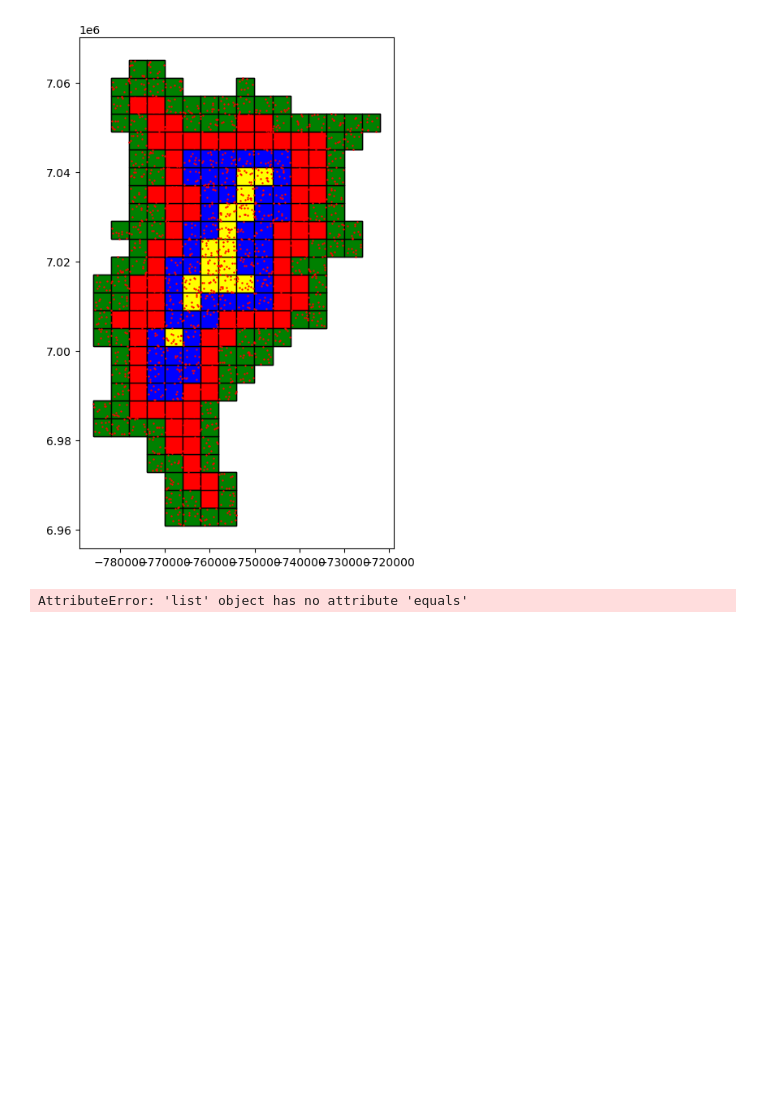
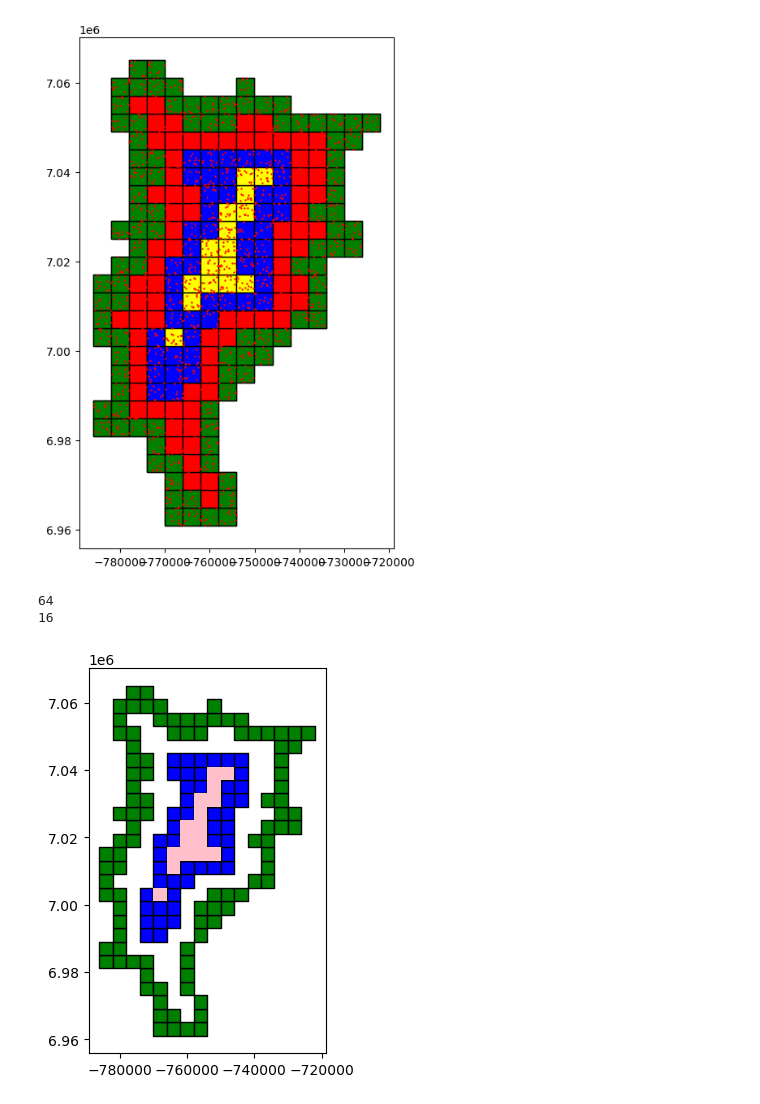
Before and after one commit to paddeaux/radian, a Jupyter notebook: radian_testing.ipynb, the cells around one changed output. Saved outputs shown, nothing was run; the diff lists cells and outputs as text; code cells hidden in the pictures; blank space fills up the shorter version.

```diff
--- a/radian_testing.ipynb
+++ b/radian_testing.ipynb
@@ -454,14 +454,14 @@ def create_raster_grid(file_dir='scenarios/kildare/kildare.geojson',size_in_km=1
     poly_buffer1 =  poly.buffer(-5000, join_style=2)
     buffer1 = poly_buffer1.contains(poly_raster)
 
-    poly_buffer2 =  poly.buffer(-10000, join_style=2)
+    poly_buffer2 =  poly_buffer1.buffer(-5000, join_style=2)
     buffer2 = poly_buffer2.contains(poly_raster)
 
     poly_buffer3 =  poly.buffer(-15000, join_style=2)
     buffer3 = poly_buffer3.contains(poly_raster)
 
-    raster_A = poly_raster
-    raster_B = poly_raster[buffer1==False]
+    raster_A = poly_raster[buffer1==False]
+    raster_B = poly_raster[buffer1==True]
     raster_C = poly_raster[buffer2==True]
     raster_D = poly_raster[buffer3==True]
 
@@ -475,9 +475,9 @@ def create_raster_grid(file_dir='scenarios/kildare/kildare.geojson',size_in_km=1
         #fishnet_dist.plot(ax=ax, facecolor='none', edgecolor='black')
         #gdf_buffers.plot(ax=ax, facecolor='none', edgecolor='green')
         raster_A.plot(ax=ax, facecolor='green', edgecolor='black')
-        raster_B.plot(ax=ax, facecolor='pink', edgecolor='black')
-        raster_C.plot(ax=ax, facecolor='orange', edgecolor='black')
-        raster_D.plot(ax=ax, facecolor='red', edgecolor='black')
+        #raster_B.plot(ax=ax, facecolor='pink', edgecolor='black')
+        #raster_C.plot(ax=ax, facecolor='orange', edgecolor='black')
+        #raster_D.plot(ax=ax, facecolor='red', edgecolor='black')
 
         plt.show()
 
@@ -550,14 +564,46 @@ plt.show()
 geometry    MULTIPOLYGON (((-770002.575 6960992.566, -7700...
 Name: 0, dtype: geometry
 [figure]
+# %%
+kildare_grid = create_raster_grid(file_dir='scenarios/kildare/kildare.geojson',size_in_km=4, to_file=False, plot=False)
+
+polygons = [[poly for poly in multipoly.geoms] for multipoly in kildare_grid['geometry']]
+
+unique_polys = []
+multi_polys_unique = []
+for multipoly in polygons:
+    current_multi = []
+    for poly in multipoly:
+        if not any(p.equals(poly) for p in unique_polys):
+            current_multi.append(poly)
+    multi_poly = shapely.geometry.MultiPolygon(current_multi)
+    multi_polys_unique.append(multi_poly)
+
+kildare_grid_unique = gpd.GeoDataFrame(pd.DataFrame(multi_polys_unique, columns=['geometry']), geometry='geometry')
+
+print(len(kildare_grid_unique.loc[2][0].geoms))
+print(len(kildare_grid_unique.loc[3][0].geoms))
+
+temp_poly = []
+for poly1 in kildare_grid_unique.loc[2][0].geoms:
+    for poly2 in kildare_grid_unique.loc[3][0].geoms:
+        if not poly1.equals(poly2):
+            temp_poly.append(poly2)
+
+temp_multipoly = shapely.geometry.MultiPolygon(temp_poly)
+grid_gdf = gpd.GeoDataFrame(pd.DataFrame([temp_multipoly], columns=['geometry']), geometry='geometry')
+
+fig, ax = plt.subplots(figsize=(10,5))
+#gpd.GeoSeries(kildare_grid.loc[0]).plot(ax=ax, facecolor='red', edgecolor='black')
+gpd.GeoSeries(kildare_grid.loc[1]).plot(ax=ax, facecolor='green', edgecolor='black')
+gpd.GeoSeries(kildare_grid.loc[2]).plot(ax=ax, facecolor='blue', edgecolor='black')
+gpd.GeoSeries(kildare_grid.loc[3]).plot(ax=ax, facecolor='yellow', edgecolor='black')
+grid_gdf.plot(ax=ax, color='pink', markersize=0.5)
+
+plt.show()
+# %% [output]
+64
+16
+[figure, added]
 # %%
 kildare_grid = create_raster_grid(file_dir='scenarios/kildare/kildare.geojson',size_in_km=4, to_file=False, plot=False)
-
-polygons = [[poly for poly in multipoly.geoms] for multipoly in kildare_grid['geometry']]
-unique_polys = []
-
-for poly in polygons:
-    if not any(p.equals(poly) for p in unique_polys):
-        unique_polys.append(poly)
-# %% [output]
-AttributeError: 'list' object has no attribute 'equals'
```
Also changed, not shown: parts of 2 cells of this notebook.
